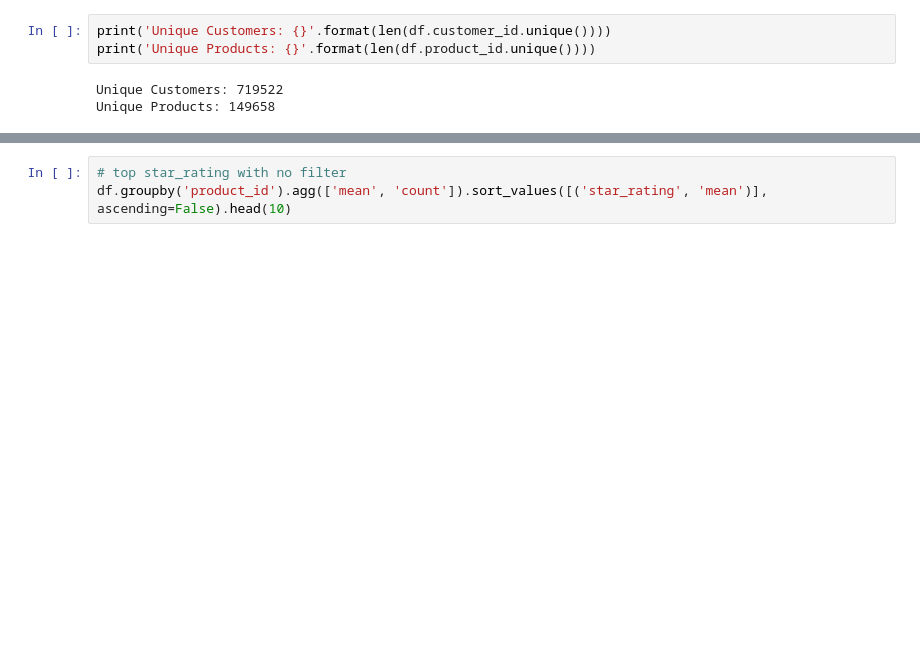
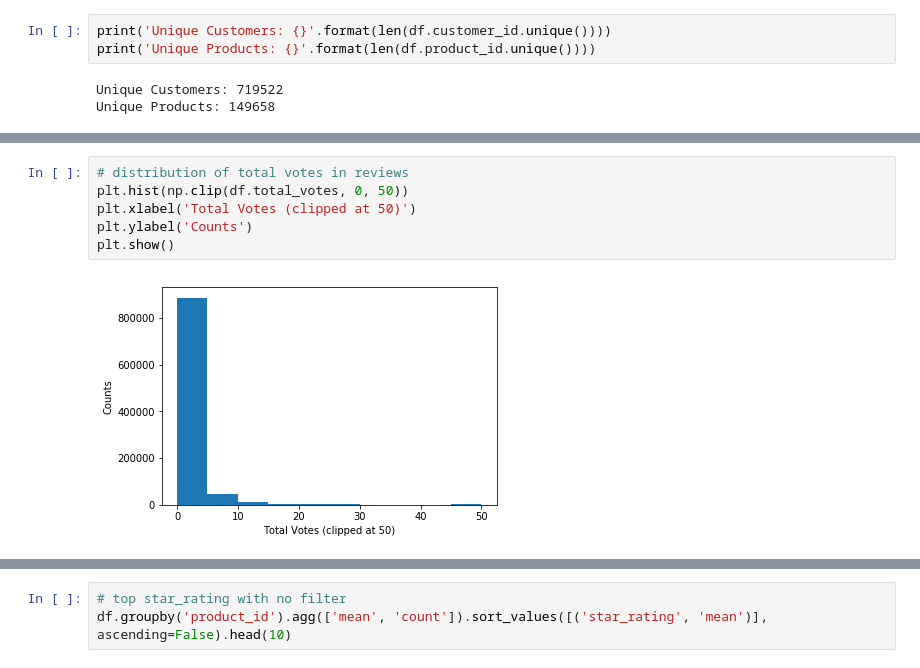
Before and after one commit to FraBle/uiuc_cs_498, a Jupyter notebook: Amazon Watches Reviews EDA.ipynb, the cells around one changed output, grey strips where cells are left out. Drawn from its saved outputs; the diff is of its cells as text; blank space fills up the shorter version.

```diff
--- a/Amazon Watches Reviews EDA.ipynb
+++ b/Amazon Watches Reviews EDA.ipynb
@@ -57,0 +69,8 @@ plt.show()
+# %%
+# distribution of total votes in reviews
+plt.hist(np.clip(df.total_votes, 0, 50))
+plt.xlabel('Total Votes (clipped at 50)')
+plt.ylabel('Counts')
+plt.show()
+# %% [output]
+[figure, added]
```
Also changed, not shown: parts of 13 cells of this notebook.
